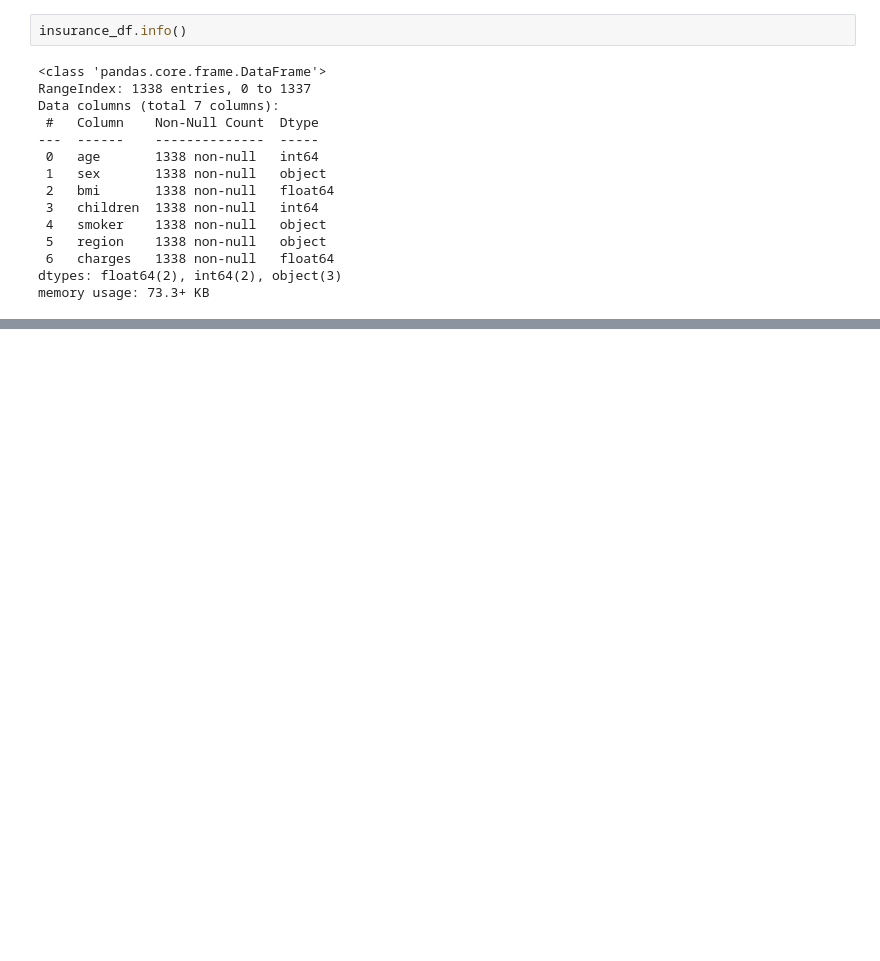
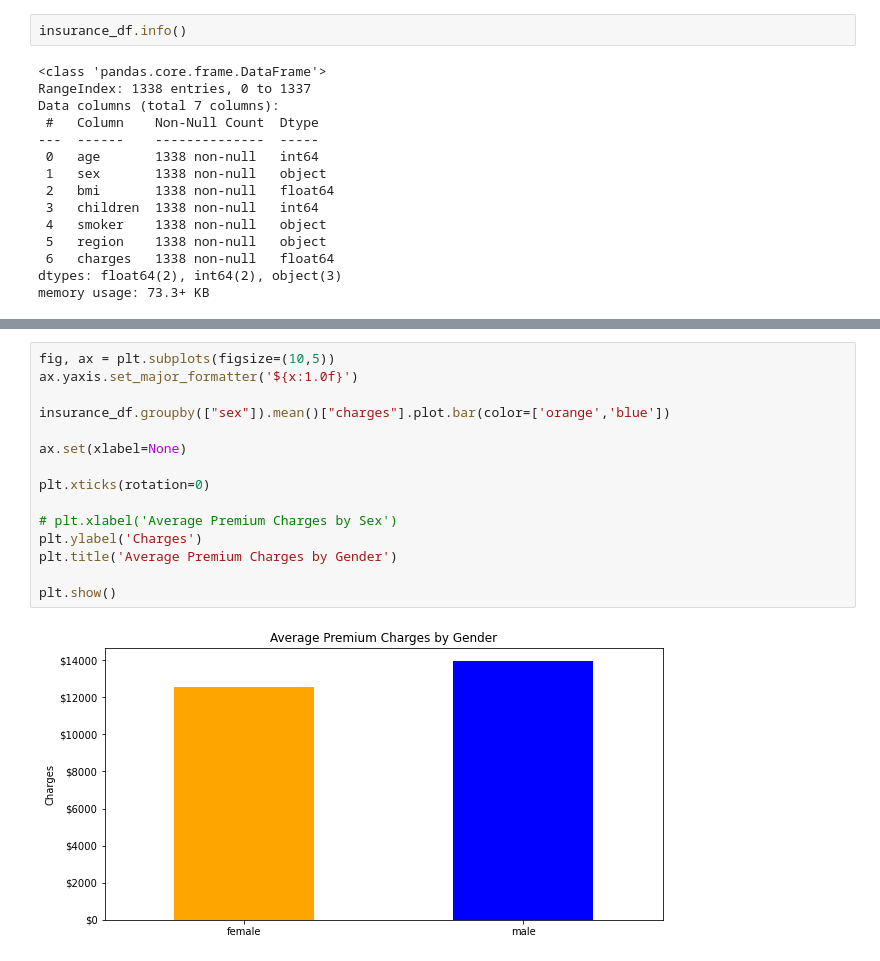
Before and after one commit to CFreeman04/Project_2, a Jupyter notebook: insurance.ipynb, the cells around one changed output, grey strips where cells are left out. Cells and saved outputs as stored; diff of their text form; blank space fills up the shorter version.

```diff
--- a/insurance.ipynb
+++ b/insurance.ipynb
@@ -146,0 +230,17 @@ pd.read_sql_query('select * from indicators', con=engine).head()
+# %%
+fig, ax = plt.subplots(figsize=(10,5))
+ax.yaxis.set_major_formatter('${x:1.0f}')
+
+insurance_df.groupby(["sex"]).mean()["charges"].plot.bar(color=['orange','blue'])
+
+ax.set(xlabel=None)
+
+plt.xticks(rotation=0)
+
+# plt.xlabel('Average Premium Charges by Sex')
+plt.ylabel('Charges')
+plt.title('Average Premium Charges by Gender')
+
+plt.show()
+# %% [output]
+[figure, added]
```
Also changed, not shown: parts of 13 cells of this notebook.
